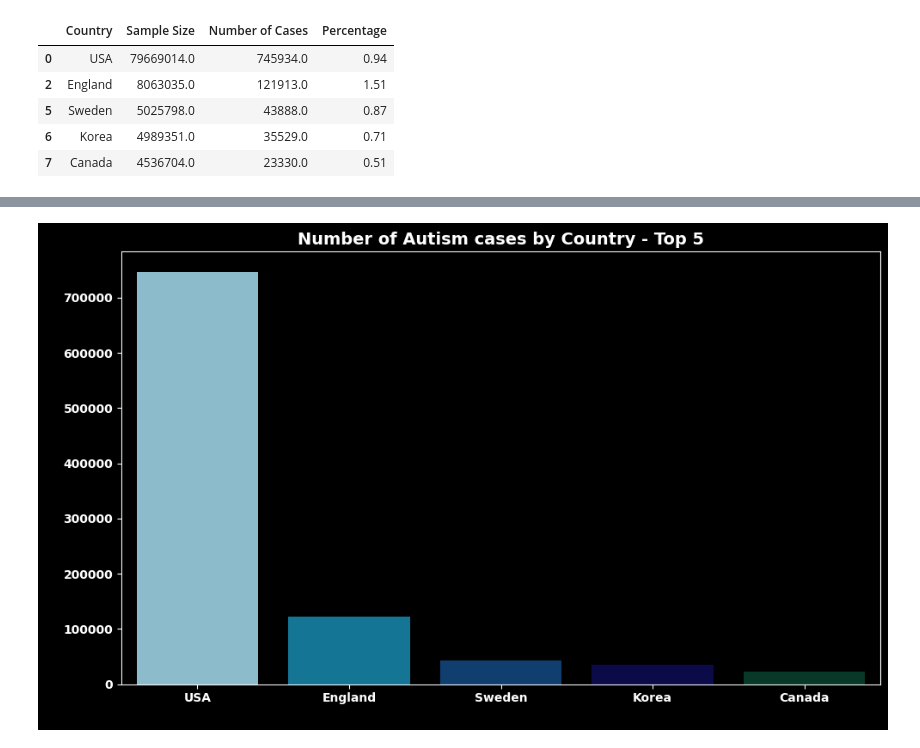
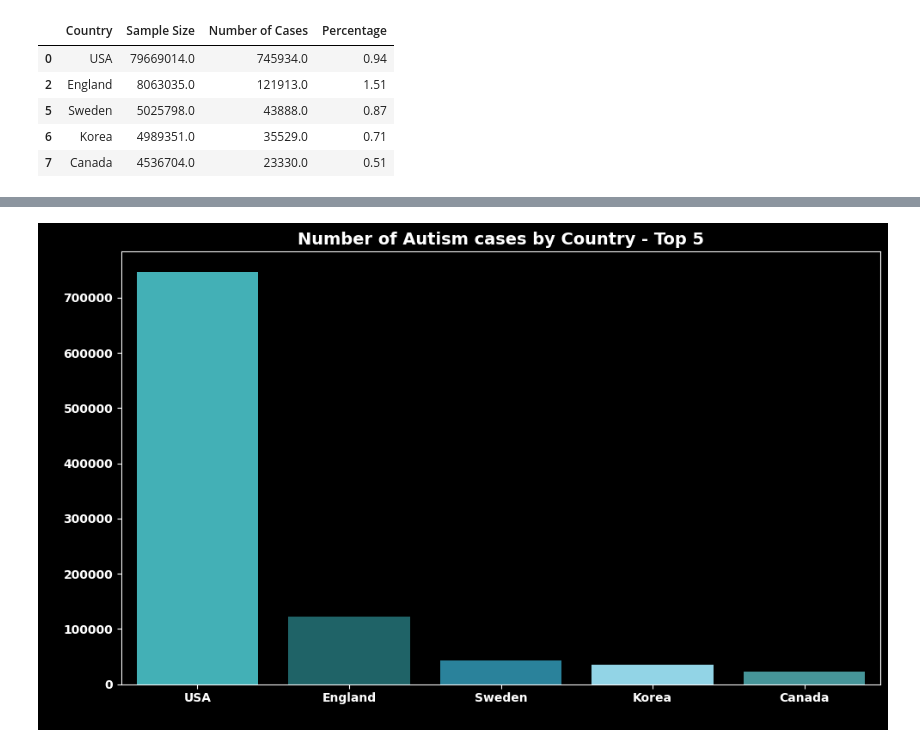
Before and after one commit to janvimehendale/capstone, a Jupyter notebook: notebooks/autism_prevalence_world.ipynb, the cells around one changed output, grey strips where cells are left out. Drawn from its saved outputs; the diff is of its cells as text; code cells hidden in the pictures.

```diff
--- a/notebooks/autism_prevalence_world.ipynb
+++ b/notebooks/autism_prevalence_world.ipynb
@@ -68,13 +121,16 @@ asd_world_count_sample_percentage_top_5
 # %%
 # Create bar chart
 plt.figure(figsize=(10, 6), facecolor="black")
+
+# Custom colors
+color = ['#30C1C9','#136E73', '#178DAE', '#84DCF4', '#38A2A7']
 
 # Bar chart with Seaborn palette
 sns.barplot(
     data=asd_world_count_sample_percentage_top_5,
     x="Country",
     y="Number of Cases",
-    palette="ocean_r", hue = "Country", legend=False
+    palette = color, hue = "Country",legend=False
 )
 
 plt.title('Number of Autism cases by Country - Top 5',
@@ -83,34 +139,34 @@ plt.title('Number of Autism cases by Country - Top 5',
 #plt.ylabel('Number of Cases', fontweight='bold', color="white")
 
 # Make axes, ticks, and spines white
 ax = plt.gca()
 ax.set_facecolor("black")
 ax = plt.gca()
 #ax.xaxis.label.set_color("white")
 #ax.yaxis.label.set_color("white")
 
 # Tick labels (x and y)
 ax.tick_params(axis='x', colors='white', labelsize=10)
 ax.tick_params(axis='y', colors='white', labelsize=10)
 
 # Force-set tick label text objects (sometimes needed in dark themes)
 for tick in ax.get_xticklabels():
     tick.set_color("white")
     tick.set_fontweight("bold")
 
 for tick in ax.get_yticklabels():
     tick.set_color("white")
     tick.set_fontweight("bold")
 
 # Spines
 for spine in ax.spines.values():
     spine.set_color("white")
 
 plt.tight_layout()
 plt.savefig("cases_by_country_top5", dpi=300, bbox_inches="tight", transparent=True)
 plt.show()
 # %% [output]
-[figure, old version]
+[figure, new version]
 # %%
 # Create bar chart
 plt.figure(figsize=(10, 6), facecolor="black")
```
Also changed, not shown: parts of 9 cells of this notebook, 9 other files.
